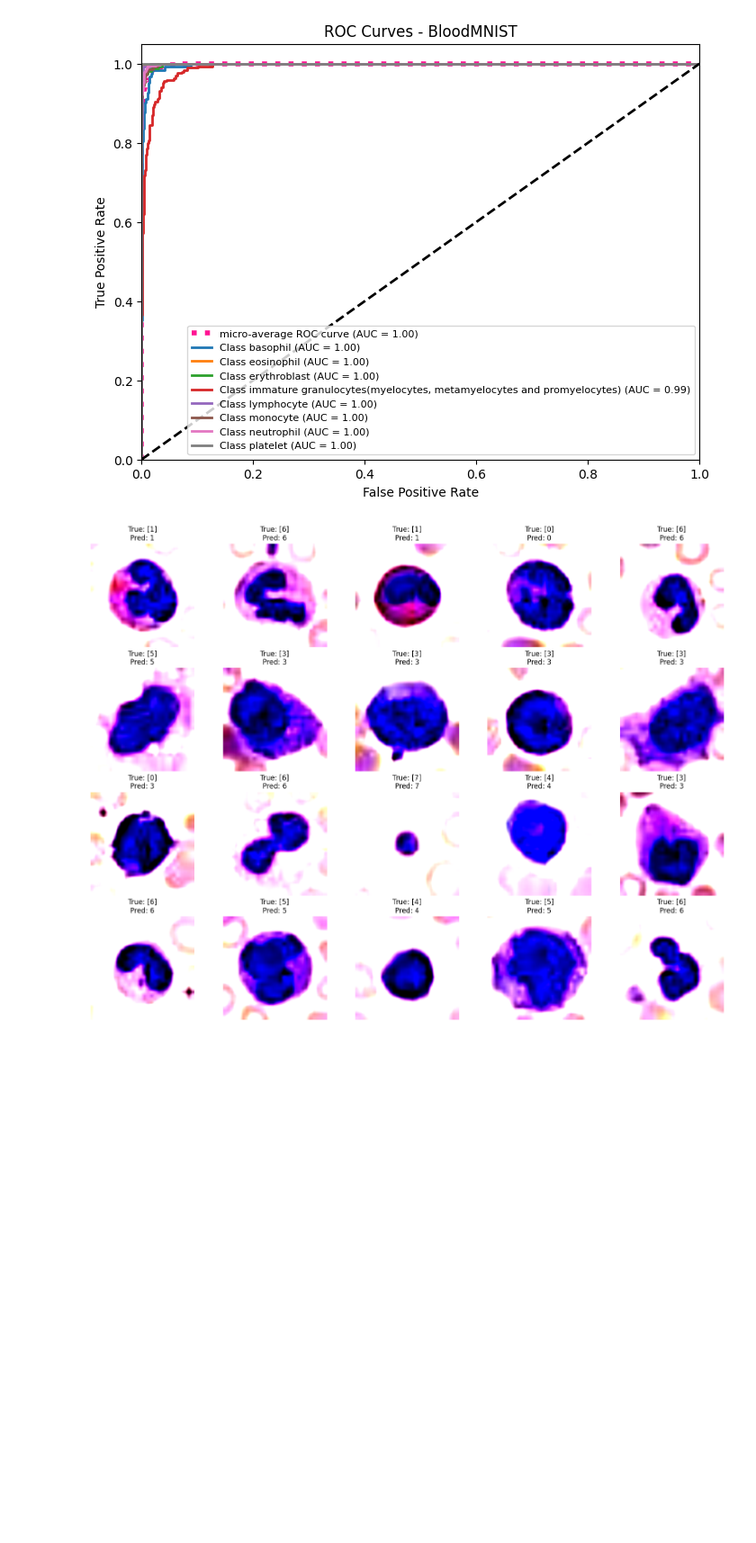
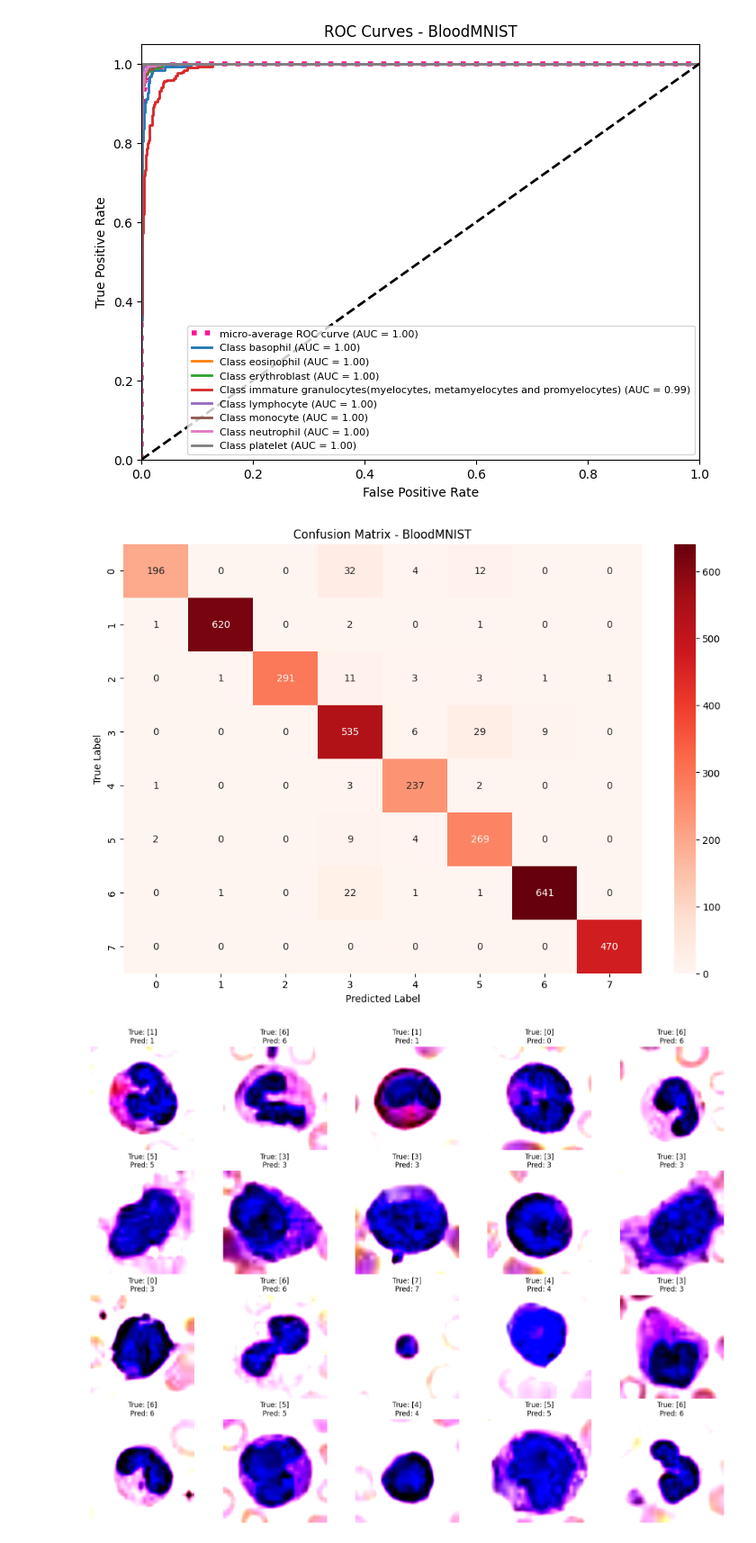
Before and after one commit to DhiaElhak-Ezzeddini/Vision_Transformer_for_Microscopy_Images_Classification, a Jupyter notebook: BloodMNIST_Dataset.ipynb, the cells around one changed output. Shown at 90% size. Drawn from its saved outputs; the diff is of its cells as text; code cells hidden in the pictures; blank space fills up the shorter version.

Commit message:
BloodMNIST dataset for Image classification

```diff
--- a/BloodMNIST_Dataset.ipynb
+++ b/BloodMNIST_Dataset.ipynb
@@ -331,10 +334,10 @@ class SigLIPVisionModel(nn.Module):
         ## (batch_size, channels , height ,width) ==> (batch_size, num_patches, emb_dim)
         return self.VisionModel(pixel_values)
 # %%
-class SigLIPForImageClassification(nn.Module):
-    def __init__(self, config: SigLIPVisionConfig, num_classes: int):
+class ViTForImageClassification(nn.Module):
+    def __init__(self, config: ViTConfig, num_classes: int):
         super().__init__()
-        self.vision_model = SigLIPVisionTransformer(config)
+        self.vision_model = ViTTransformer(config)
         self.classifier = nn.Linear(config.hidden_size, num_classes)
 
     def forward(self, pixel_values: torch.Tensor) -> torch.Tensor:
@@ -352,8 +355,8 @@ import torch, gc
 gc.collect()
 torch.cuda.empty_cache()
 # %%
-config = SigLIPVisionConfig()
-model = SigLIPForImageClassification(config, num_classes=8).to(device)
+config = ViTConfig()
+model = ViTForImageClassification(config, num_classes=8).to(device)
 
 criterion = nn.CrossEntropyLoss()
 optimizer = torch.optim.AdamW(model.parameters(), lr=0.00005)
@@ -564,3 +565,33 @@ torch.save(model.state_dict(), "model_weights_2.pth")
+# %%
+## confusion matrix
+import matplotlib.pyplot as plt
+import seaborn as sns
+from sklearn.metrics import confusion_matrix
+
+all_preds = []
+all_labels = []
+
+model.eval()
+with torch.no_grad():
+    for imgs, labels in test_loader:
+        imgs, labels = imgs.to(device), labels.to(device)
+        outputs = model(imgs)
+        preds = torch.argmax(outputs, dim=1)
+        all_preds.extend(preds.cpu().numpy())
+        all_labels.extend(labels.cpu().numpy())
+# %%
+# Compute confusion matrix
+cm = confusion_matrix(all_labels, all_preds)
+
+# Plot confusion matrix
+plt.figure(figsize=(12, 8))
+sns.heatmap(cm, annot=True, fmt="d", cmap="Reds")
+plt.xlabel("Predicted Label")
+plt.ylabel("True Label")
+plt.title("Confusion Matrix - BloodMNIST")
+plt.show()
+# %% [output]
+[figure, added]
 # %%
 import torch
 import matplotlib.pyplot as plt
```
Also changed, not shown: parts of 13 cells of this notebook.
